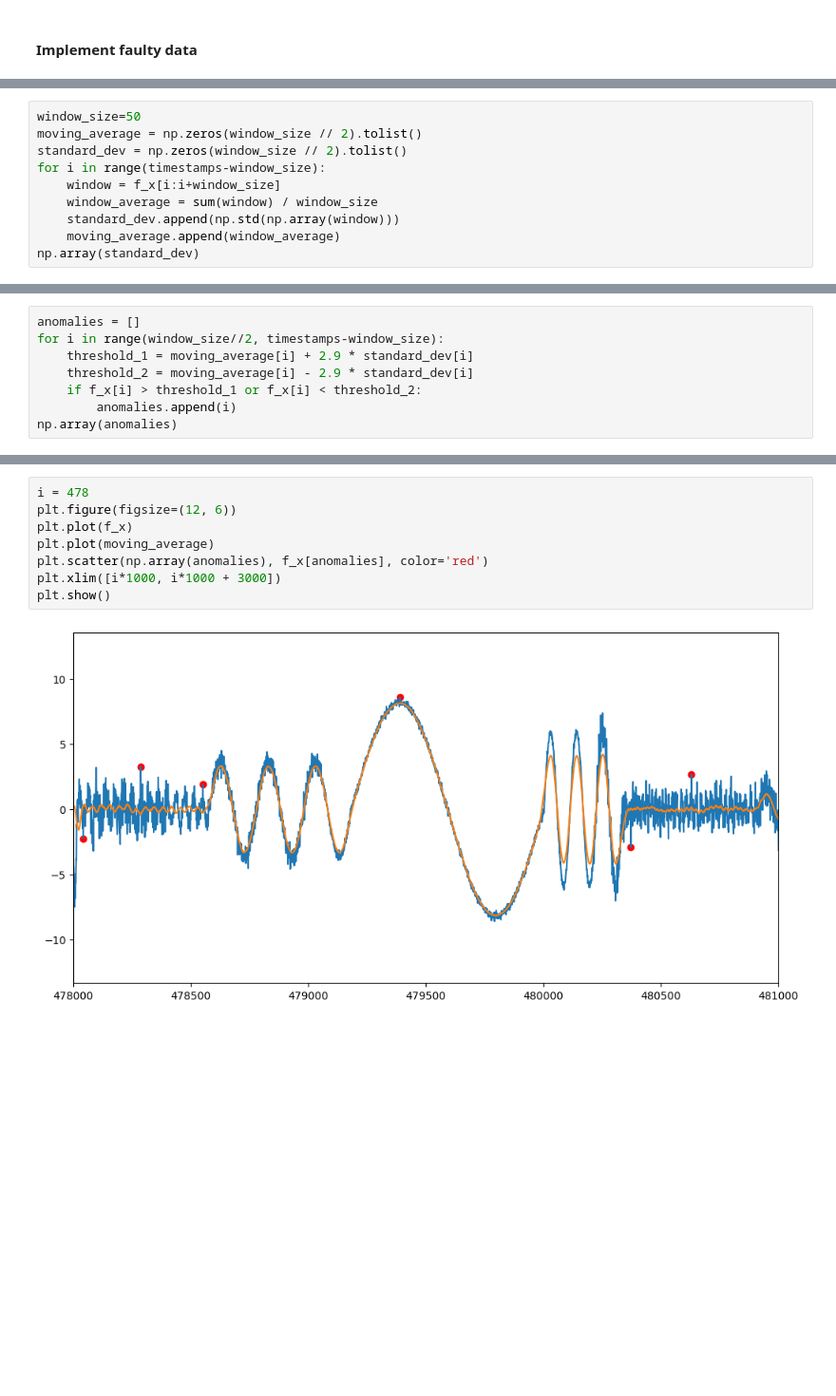
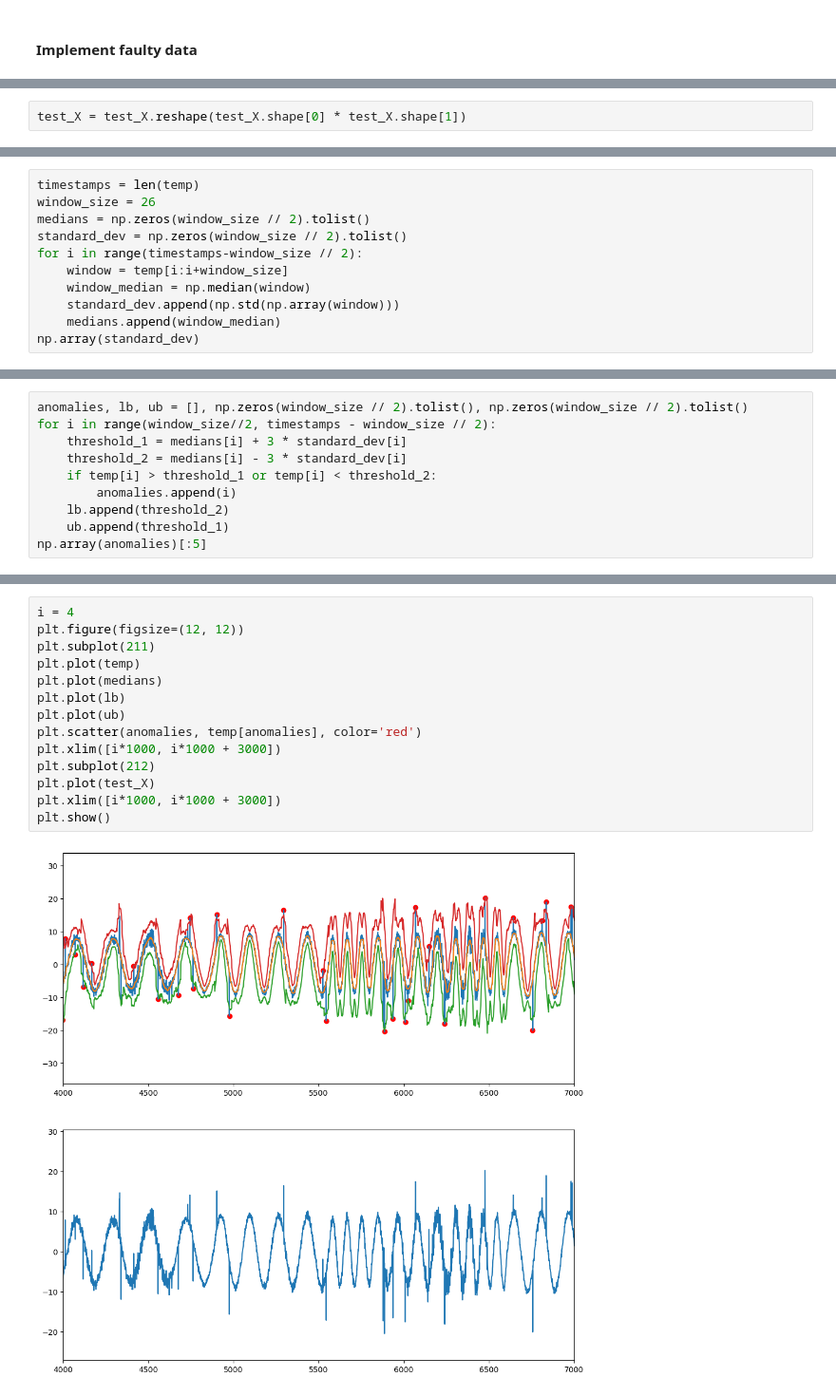
Before and after one commit to Morganh201/AnomalyDetection, a Jupyter notebook: AnomalyDetectionMethodsTest2.ipynb, the cells around one changed output, grey strips where cells are left out. Shown at 95% size. Cells and saved outputs as stored; diff of their text form; blank space fills up the shorter version.

```diff
--- a/AnomalyDetectionMethodsTest2.ipynb
+++ b/AnomalyDetectionMethodsTest2.ipynb
@@ -203,0 +259,2 @@ for i in range(num_anomalies):
+# %%
+test_X = test_X.reshape(test_X.shape[0] * test_X.shape[1])
@@ -204,11 +310,12 @@ for i in range(num_anomalies):
 # %%
-window_size=50
-moving_average = np.zeros(window_size // 2).tolist()
+timestamps = len(temp)
+window_size = 26
+medians = np.zeros(window_size // 2).tolist()
 standard_dev = np.zeros(window_size // 2).tolist()
-for i in range(timestamps-window_size):
-    window = f_x[i:i+window_size]
-    window_average = sum(window) / window_size
+for i in range(timestamps-window_size // 2):
+    window = temp[i:i+window_size]
+    window_median = np.median(window)
     standard_dev.append(np.std(np.array(window)))
-    moving_average.append(window_average)
+    medians.append(window_median)
 np.array(standard_dev)
 # %% [output]
@@ -217,9 +324,11 @@ array([0.        , 0.        , 0.        , ..., 3.72782017, 3.66923937,
 # %%
-anomalies = []
-for i in range(window_size//2, timestamps-window_size):
-    threshold_1 = moving_average[i] + 2.9 * standard_dev[i]
-    threshold_2 = moving_average[i] - 2.9 * standard_dev[i]
-    if f_x[i] > threshold_1 or f_x[i] < threshold_2:
+anomalies, lb, ub = [], np.zeros(window_size // 2).tolist(), np.zeros(window_size // 2).tolist()
+for i in range(window_size//2, timestamps - window_size // 2):
+    threshold_1 = medians[i] + 3 * standard_dev[i]
+    threshold_2 = medians[i] - 3 * standard_dev[i]
+    if temp[i] > threshold_1 or temp[i] < threshold_2:
         anomalies.append(i)
-np.array(anomalies)
+    lb.append(threshold_2)
+    ub.append(threshold_1)
+np.array(anomalies)[:5]
 # %% [output]
@@ -243,10 +342,16 @@ array([  2244,   3055,   5221,  25395,  26145,  26375,  26490,  26691,
 # %%
-i = 478
-plt.figure(figsize=(12, 6))
-plt.plot(f_x)
-plt.plot(moving_average)
-plt.scatter(np.array(anomalies), f_x[anomalies], color='red')
+i = 4
+plt.figure(figsize=(12, 12))
+plt.subplot(211)
+plt.plot(temp)
+plt.plot(medians)
+plt.plot(lb)
+plt.plot(ub)
+plt.scatter(anomalies, temp[anomalies], color='red')
+plt.xlim([i*1000, i*1000 + 3000])
+plt.subplot(212)
+plt.plot(test_X)
 plt.xlim([i*1000, i*1000 + 3000])
 plt.show()
 # %% [output]
-[figure, old version]
+[figure, new version]
```
Also changed, not shown: parts of 41 cells of this notebook.
